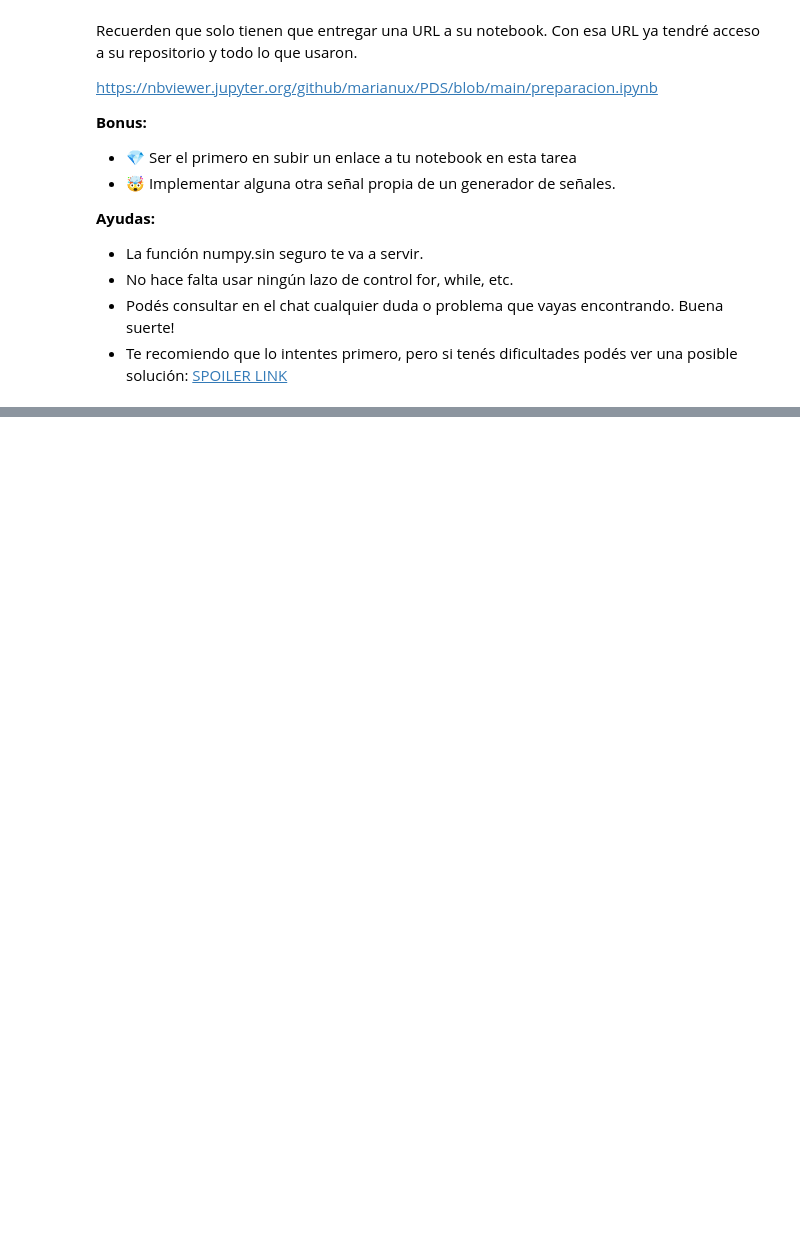
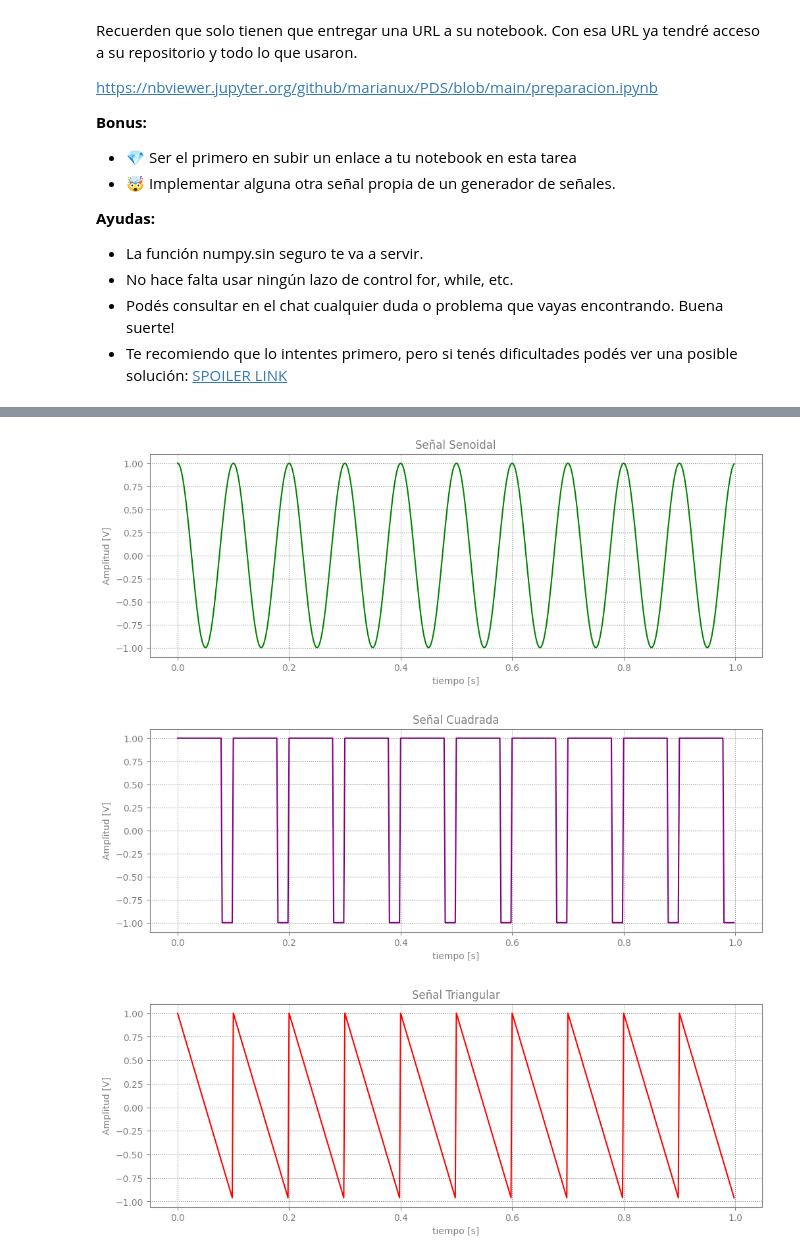
Before and after one commit to D8aCruz/PDS-R6575, a Jupyter notebook: TS-R6575/TS1.ipynb, the cells around one changed output, grey strips where cells are left out. Drawn from its saved outputs; the diff is of its cells as text; code cells hidden in the pictures; blank space fills up the shorter version.

```diff
--- a/TS-R6575/TS1.ipynb
+++ b/TS-R6575/TS1.ipynb
@@ -440,0 +65,70 @@ display(Image(filename='grafico3.png'))
+# %%
+import numpy as np
+import matplotlib.pyplot as plt
+from IPython.display import display, Image
+from scipy import signal
+
+# Parámetros de la Simulación
+fs = 500                #   Hz
+N  = fs                 #   Cantidad de muestras digitalizadas por el ADC (# muestras)
+Ts = 1/fs               #   Periodo de muestreo
+T_simulacion = N*Ts     #   1 Segundo
+
+def plot_signal(tt, signal, title, color):
+    plt.figure(figsize=(12, 4))
+    plt.plot(tt, signal, label=title, color=color)
+    plt.title(title, color='gray')
+    plt.xlabel('tiempo [s]')
+    plt.ylabel('Amplitud [V]')
+    plt.grid(True, linestyle='dotted', color='gray')
+    plt.savefig(f'{title}.png', bbox_inches='tight', transparent=True)
+    plt.close()
+
+def mi_funcion_sen(vmax = 1, dc = 0, ff = 1, ph = 0, nn = N, fs = fs):
+    # Grilla Temporal
+    tt = np.arange(start=0, stop=T_simulacion, step=Ts)
+    xx = vmax * np.sin(2 * np.pi * ff * tt + ph) + dc
+    return tt, xx
+def mi_funcion_cuadrada(vmax = 1, dc = 0, ff = 1, duty = 0.5, nn = N, fs = fs):
+    tt = np.arange(start=0, stop=T_simulacion, step=Ts)
+    xx = vmax*signal.square((2 * np.pi * ff * tt),duty) + dc
+    return tt, xx
+
+def mi_funcion_triangular(vmax = 1, dc = 0, ff = 1, width = 0.5, nn = N, fs = fs):
+    tt = np.arange(start=0, stop=T_simulacion, step=Ts)
+    xx = vmax*signal.sawtooth((2 * np.pi * ff * tt),width) + dc
+    return tt, xx
+
+
+
+# Parametros de la señal
+frecuencia    = 10        # Hz
+Amplitud      = 1         # V
+Phase         = np.pi/2.0 # Radianes
+ValorMedio    = 0         # V
+Duty          = 0.8       # 50% de ciclo de actividad
+Width         = 0.
+
+# Señales periódicas
+tiempo, SignalSen = mi_funcion_sen(vmax=Amplitud, ff=frecuencia, dc=ValorMedio, ph=Phase)
+tiempo, SignalCua = mi_funcion_cuadrada(vmax=Amplitud, ff=frecuencia, dc=ValorMedio, duty=Duty)
+tiempo, SignalTri = mi_funcion_triangular(vmax=Amplitud, ff=frecuencia, dc=ValorMedio, width=Width)
+
+# Configurar estilo global
+plt.rcParams['savefig.transparent'] = True
+plt.rcParams['axes.edgecolor'] = 'gray'
+plt.rcParams['axes.labelcolor'] = 'gray'
+plt.rcParams['xtick.color'] = 'gray'
+plt.rcParams['ytick.color'] = 'gray'
+
+# Generar y guardar figuras
+plot_signal(tiempo, SignalSen, 'Señal Senoidal', color='green')
+plot_signal(tiempo, SignalCua, 'Señal Cuadrada', color='purple')
+plot_signal(tiempo, SignalTri, 'Señal Triangular', color='red')
+# Mostrar las imágenes en el notebook
+for title in ['Señal Senoidal', 'Señal Cuadrada', 'Señal Triangular']:
+    display(Image(filename=f'{title}.png'))
+# %% [output]
+[figure, added]
+[figure, added]
+[figure, added]
```
Also changed, not shown: parts of 6 cells of this notebook.
